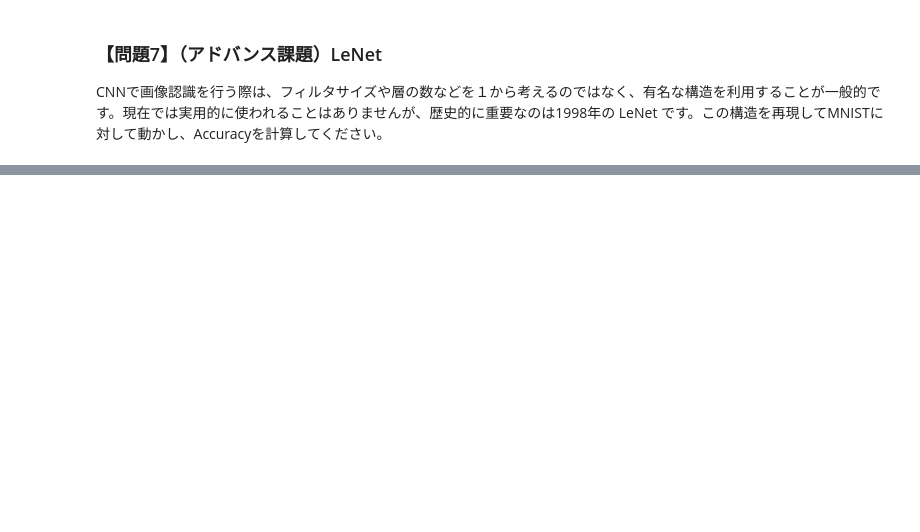
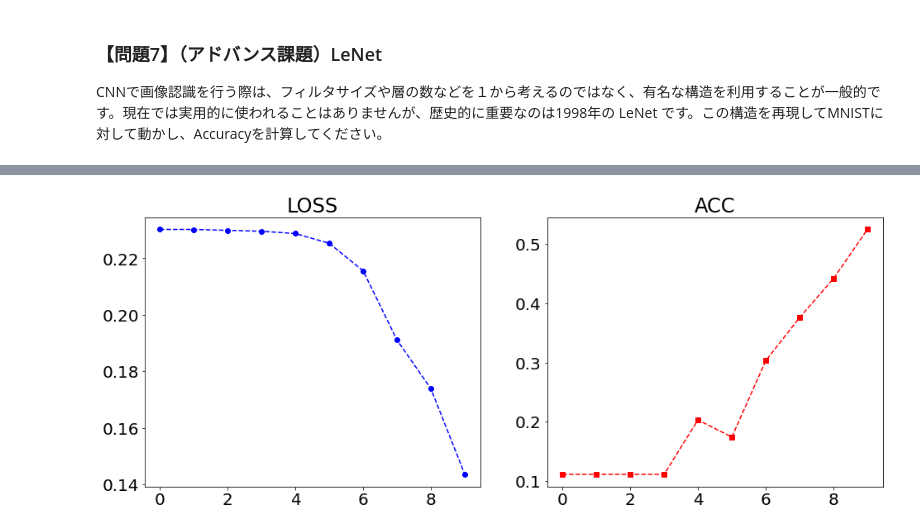
Before and after one commit to kazukim10/diveintocode-ml, a Jupyter notebook: Sprint_12_CNN2.ipynb, the cells around one changed output, grey strips where cells are left out. Saved outputs shown, nothing was run; the diff lists cells and outputs as text; code cells hidden in the pictures; blank space fills up the shorter version.

```diff
--- a/Sprint_12_CNN2.ipynb
+++ b/Sprint_12_CNN2.ipynb
@@ -613,3 +1011,27 @@ class Scratch2dCNNClassifier():
 # %% [markdown]
 ### 【問題7】（アドバンス課題）LeNet
 CNNで画像認識を行う際は、フィルタサイズや層の数などを１から考えるのではなく、有名な構造を利用することが一般的です。現在では実用的に使われることはありませんが、歴史的に重要なのは1998年の LeNet です。この構造を再現してMNISTに対して動かし、Accuracyを計算してください。
+# %%
+# LeNet構造
+# 畳み込み層
+LeNetCNN = {0:SimpleConv2d(F=6, C=1, FH=5, FW=5, P=2, S=1,
+                           initializer=SimpleInitializerConv2d(),
+                           optimizer=SGD(),
+                           activation=ReLU()),
+            1:MaxPool2D(P=2),
+            2:SimpleConv2d(F=16, C=6, FH=5, FW=5, P=2, S=1,
+                           initializer=SimpleInitializerConv2d(),
+                           optimizer=SGD(),
+                           activation=ReLU()),
+            3:MaxPool2D(P=2),}
+
+# 全結合層
+LeNetNN = {0:FC(784, 120, HeInitializer(), AdaGrad(0.01), ReLU()),
+           1:FC(120, 84, HeInitializer(), AdaGrad(0.01), ReLU()),
+           2:FC(84, 10, SimpleInitializer(0.01), AdaGrad(0.01), Softmax()),}
+
+# 学習
+LeNet = Scratch2dCNNClassifier(NN=LeNetNN,CNN=LeNetCNN,
+                               n_epoch=10,n_batch=200,verbose=False)
+
+LeNet.fit(X_train[0:1000],y_train[0:1000])
@@ -615,0 +1047,13 @@ CNNで画像認識を行う際は、フィルタサイズや層の数などを
+# %%
+# epochごとの損失関数の可視化
+plt.rcParams["font.size"] = 20
+fig=plt.subplots(figsize=(16,6))
+plt.subplot(1,2,1)
+plt.title('LOSS')
+plt.plot(LeNet.log_loss,'bo--')
+
+plt.subplot(1,2,2)
+plt.title('ACC')
+plt.plot(LeNet.log_acc,'rs--');
+# %% [output]
+[figure, added]
```
Also changed, not shown: parts of 57 cells of this notebook.
